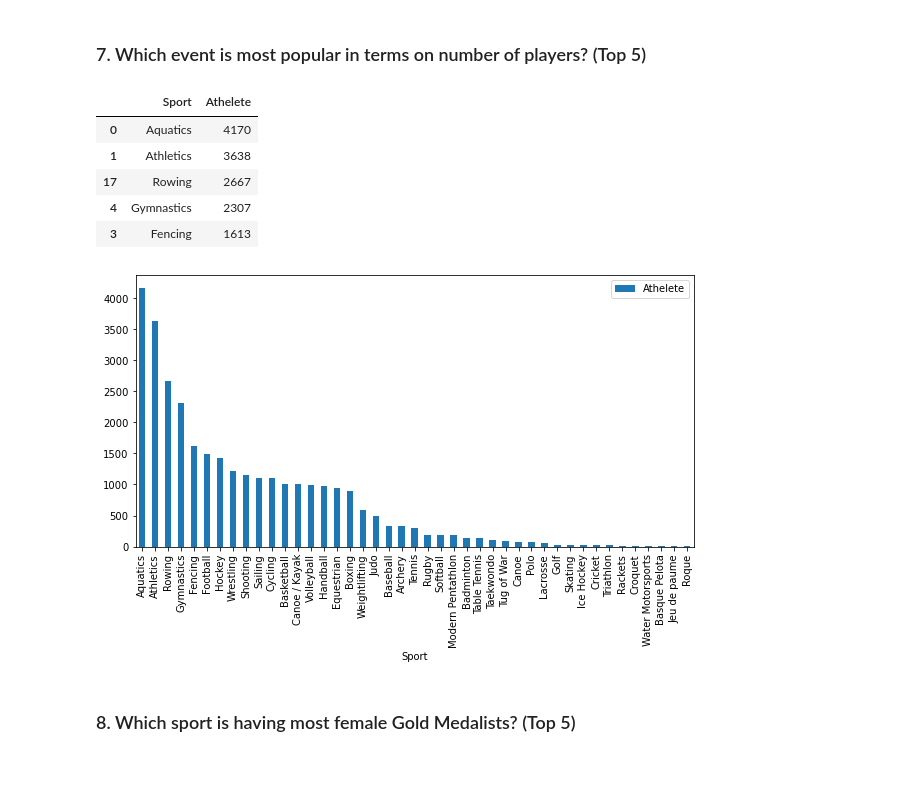
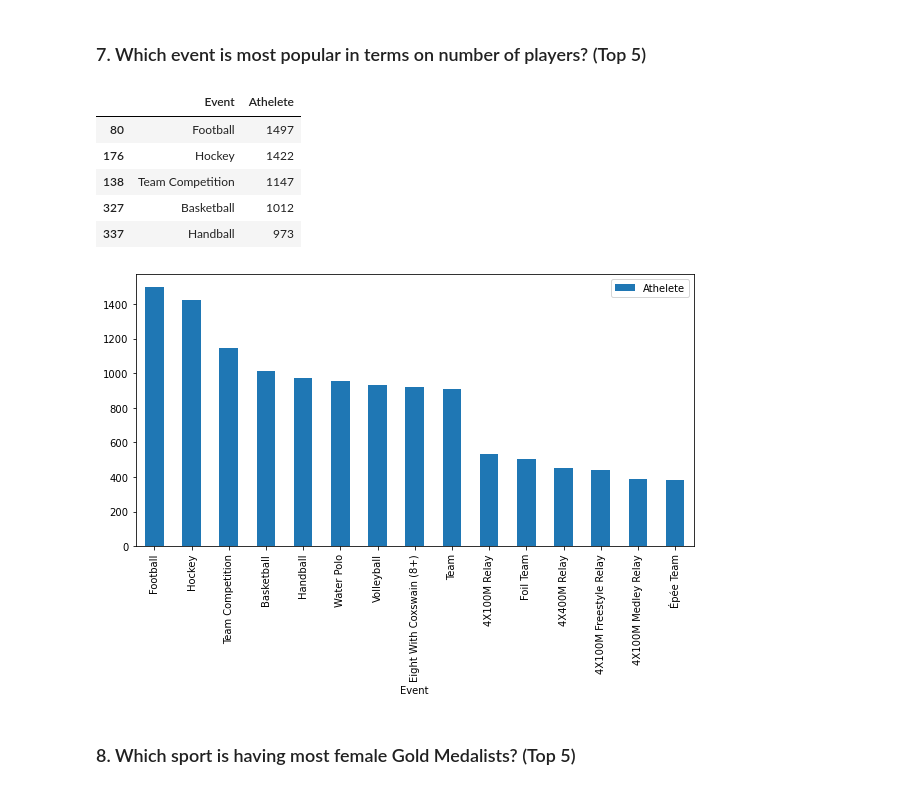
Before and after one commit to Vaidehi-gade/Olympics-data-analysis-project, a Jupyter notebook: Summer Olympics Data Analysis Assignment.ipynb, the cells around one changed output. Drawn from its saved outputs; the diff is of its cells as text; code cells hidden in the pictures.

```diff
--- a/Summer Olympics Data Analysis Assignment.ipynb
+++ b/Summer Olympics Data Analysis Assignment.ipynb
@@ -98,20 +98,20 @@ India_gold.head(1)
 # %%
 data = []
 
-for sport in df['Sport'].unique():
-    data.append([sport , len(df[df['Sport']  == sport])])
+for Event in df['Event'].unique():
+    data.append([Event , len(df[df['Event']  == Event])])
 
-pd.DataFrame(data,columns = ['Sport','Athelete']).sort_values(by='Athelete', ascending=False).plot(x = 'Sport', y = 'Athelete', kind = 'bar', figsize = (10,5))
+pd.DataFrame(data,columns = ['Event','Athelete']).sort_values(by='Athelete', ascending=False).head(15).plot(x = 'Event', y = 'Athelete', kind = 'bar', figsize = (10,5))
 
-pd.DataFrame(data,columns = ['Sport','Athelete']).sort_values(by='Athelete', ascending=False).head(5)
+pd.DataFrame(data,columns = ['Event','Athelete']).sort_values(by='Athelete', ascending=False).head(5)
 # %% [output]
-|  | Sport | Athelete |
-| 0 | Aquatics | 4170 |
-| 1 | Athletics | 3638 |
-| 17 | Rowing | 2667 |
-| 4 | Gymnastics | 2307 |
-| 3 | Fencing | 1613 |
+|  | Event | Athelete |
+| 80 | Football | 1497 |
+| 176 | Hockey | 1422 |
+| 138 | Team Competition | 1147 |
+| 327 | Basketball | 1012 |
+| 337 | Handball | 973 |
-[figure, old version]
+[figure, new version]
 # %% [markdown]
 ### 8. Which sport is having most female Gold Medalists? (Top 5)
 # %%
```
